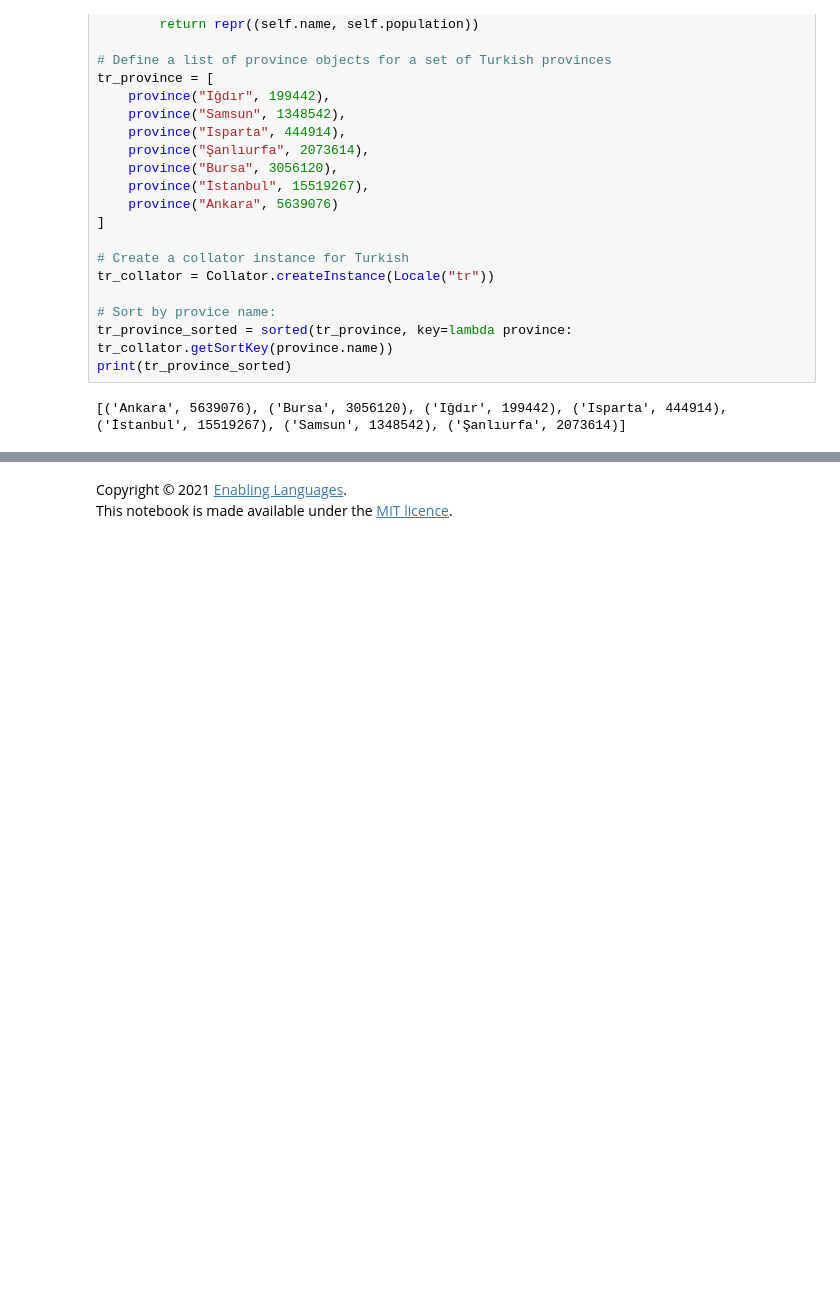
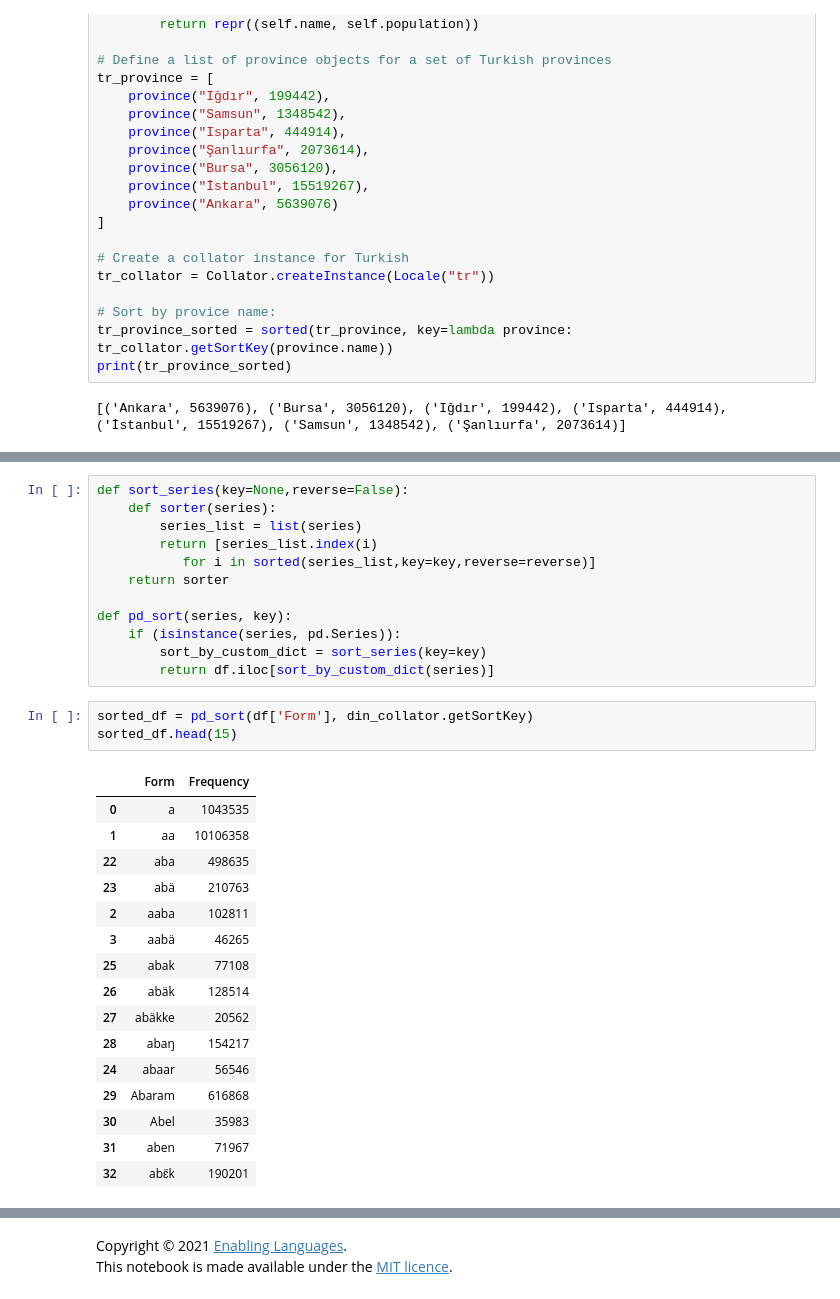
Before and after one commit to enabling-languages/python-i18n, a Jupyter notebook: notebooks/Collation.ipynb, the cells around one changed output, grey strips where cells are left out. Saved outputs shown, nothing was run; the diff lists cells and outputs as text; blank space fills up the shorter version.

```diff
--- a/notebooks/Collation.ipynb
+++ b/notebooks/Collation.ipynb
@@ -751,0 +793,32 @@ print(tr_province_sorted)
+# %%
+def sort_series(key=None,reverse=False):
+    def sorter(series):
+        series_list = list(series)
+        return [series_list.index(i)
+           for i in sorted(series_list,key=key,reverse=reverse)]
+    return sorter
+
+def pd_sort(series, key):
+    if (isinstance(series, pd.Series)):
+        sort_by_custom_dict = sort_series(key=key)
+        return df.iloc[sort_by_custom_dict(series)]
+# %%
+sorted_df = pd_sort(df['Form'], din_collator.getSortKey)
+sorted_df.head(15)
+# %% [output]
+|  | Form | Frequency |
+| 0 | a | 1043535 |
+| 1 | aa | 10106358 |
+| 22 | aba | 498635 |
+| 23 | abä | 210763 |
+| 2 | aaba | 102811 |
+| 3 | aabä | 46265 |
+| 25 | abak | 77108 |
+| 26 | abäk | 128514 |
+| 27 | abäkke | 20562 |
+| 28 | abaŋ | 154217 |
+| 24 | abaar | 56546 |
+| 29 | Abaram | 616868 |
+| 30 | Abel | 35983 |
+| 31 | aben | 71967 |
+| 32 | abɛ̈k | 190201 |
```
Also changed, not shown: parts of 6 cells of this notebook, 1 other file.
